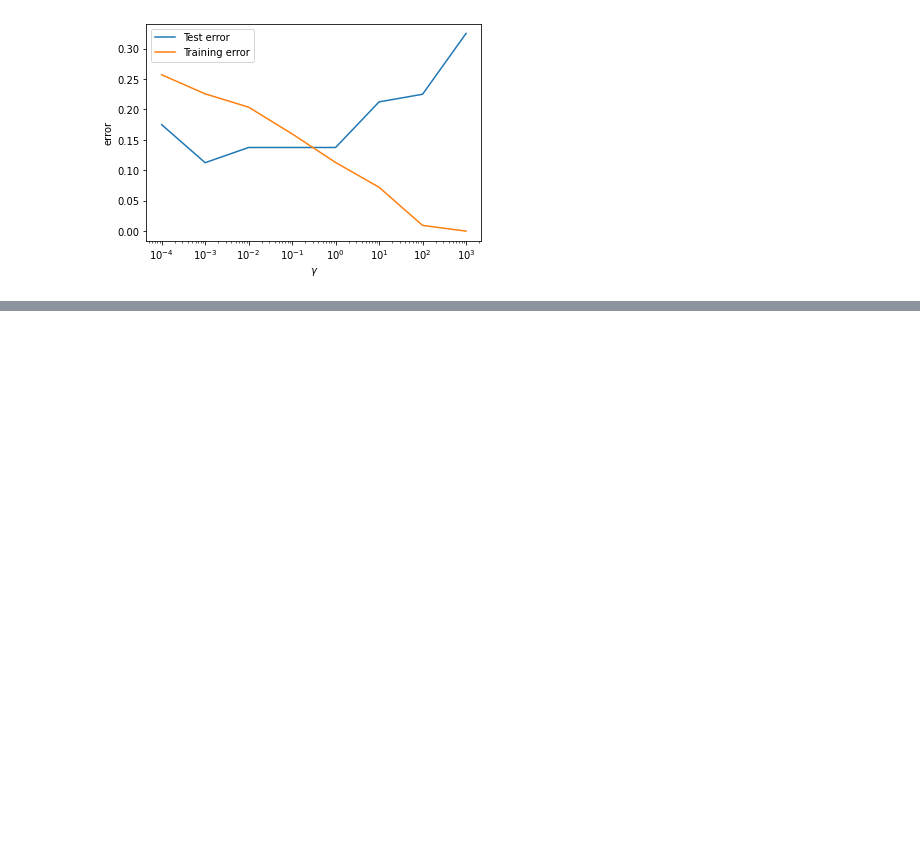
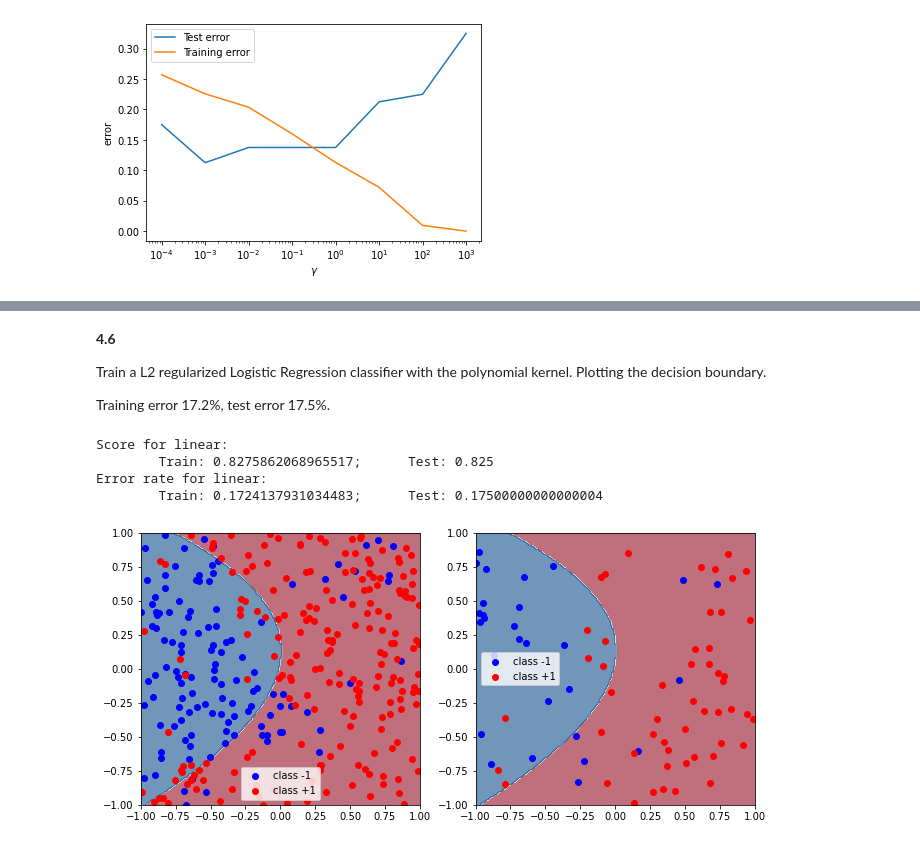
Before and after one commit to xdshiro/HW681, a Jupyter notebook: HW3/Kernel_starter.ipynb, the cells around one changed output, grey strips where cells are left out. Saved outputs shown, nothing was run; the diff lists cells and outputs as text; code cells hidden in the pictures; blank space fills up the shorter version.

```diff
--- a/HW3/Kernel_starter.ipynb
+++ b/HW3/Kernel_starter.ipynb
@@ -426,0 +401,17 @@ from sklearn.linear_model import LogisticRegression
+# %% [markdown]
+**4.6**
+
+Train a L2 regularized Logistic Regression classifier with the polynomial kernel. Plotting
+the decision boundary.
+
+Training error 17.2%, test error 17.5%.
+# %%
+LogReg_poly = kernelLogRegL2(lammy=0.01, kernel_fun=kernel_poly)
+LogReg_poly.fit(X_train, y_train)
+plot_boundary(LogReg_poly)
+# %% [output]
+Score for linear:
+        Train: 0.8275862068965517;      Test: 0.825
+Error rate for linear:
+        Train: 0.1724137931034483;      Test: 0.17500000000000004
+[figure, added]
```
Also changed, not shown: parts of 20 cells of this notebook, 3 other files.
